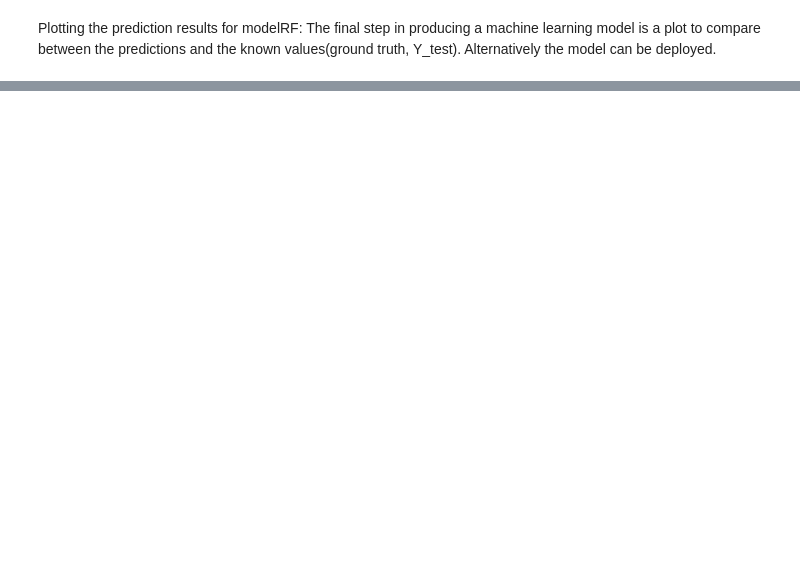
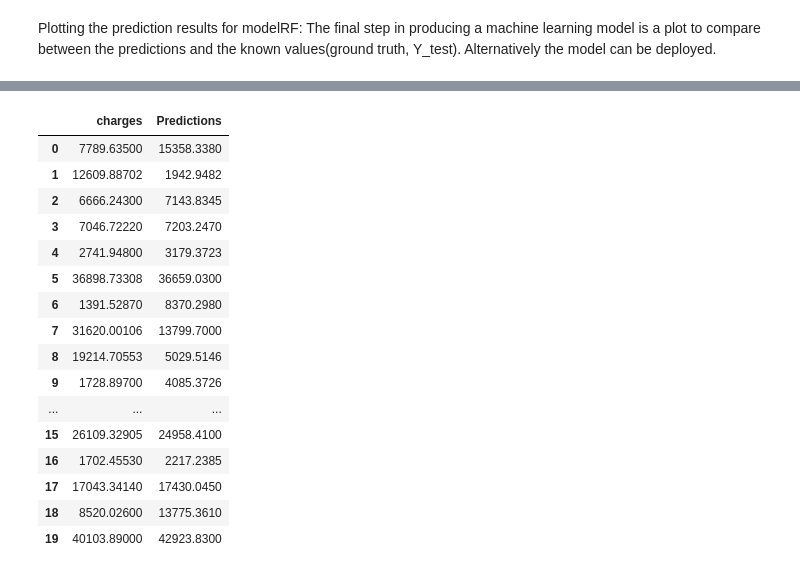
Before and after one commit to albMuniz1/DS-and-analytics, a Jupyter notebook: Medical Cost Predictions.ipynb, the cells around one changed output, grey strips where cells are left out. Drawn from its saved outputs; the diff is of its cells as text; code cells hidden in the pictures; blank space fills up the shorter version.

```diff
--- a/Medical Cost Predictions.ipynb
+++ b/Medical Cost Predictions.ipynb
@@ -325,0 +367,5 @@ plt.show()
+# %%
+#reload data sets:
+Actual_mod=pd.read_csv('Actual.csv', header = 0)
+# %%
+model_predictions_mod=pd.read_csv('model_predictions.csv', header = 0)
@@ -325,0 +404,3 @@ plt.show()
+# %%
+# merge the two data sets together
+new_data2 = pd.merge(Actual_mod, model_predictions_mod, how = 'inner', on=None, left_on = 'charges',  right_on = 'Predictions', left_index=True,right_index=True, sort = False)
@@ -325,0 +416,23 @@ plt.show()
+# %%
+# remove unnamed column
+new_data2= new_data2.drop(['Unnamed: 0_x', 'Unnamed: 0_y'], axis = 1)
+# %%
+new_data2.head(20)
+# %% [output]
+|  | charges | Predictions |
+| 0 | 7789.63500 | 15358.3380 |
+| 1 | 12609.88702 | 1942.9482 |
+| 2 | 6666.24300 | 7143.8345 |
+| 3 | 7046.72220 | 7203.2470 |
+| 4 | 2741.94800 | 3179.3723 |
+| 5 | 36898.73308 | 36659.0300 |
+| 6 | 1391.52870 | 8370.2980 |
+| 7 | 31620.00106 | 13799.7000 |
+| 8 | 19214.70553 | 5029.5146 |
+| 9 | 1728.89700 | 4085.3726 |
+| ... | ... | ... |
+| 15 | 26109.32905 | 24958.4100 |
+| 16 | 1702.45530 | 2217.2385 |
+| 17 | 17043.34140 | 17430.0450 |
+| 18 | 8520.02600 | 13775.3610 |
+| 19 | 40103.89000 | 42923.8300 |
```
Also changed, not shown: parts of 20 cells of this notebook.
